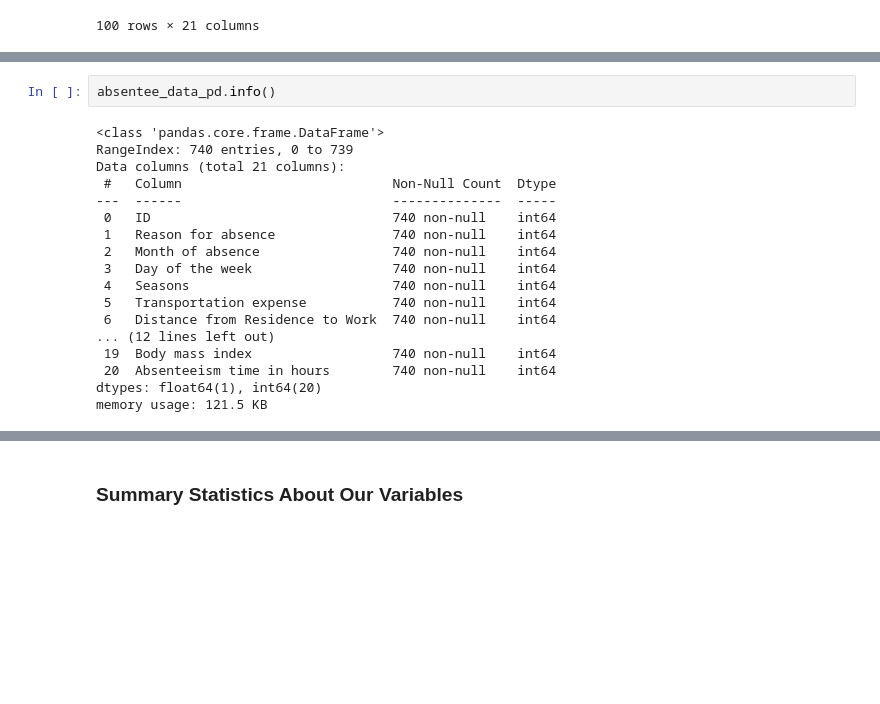
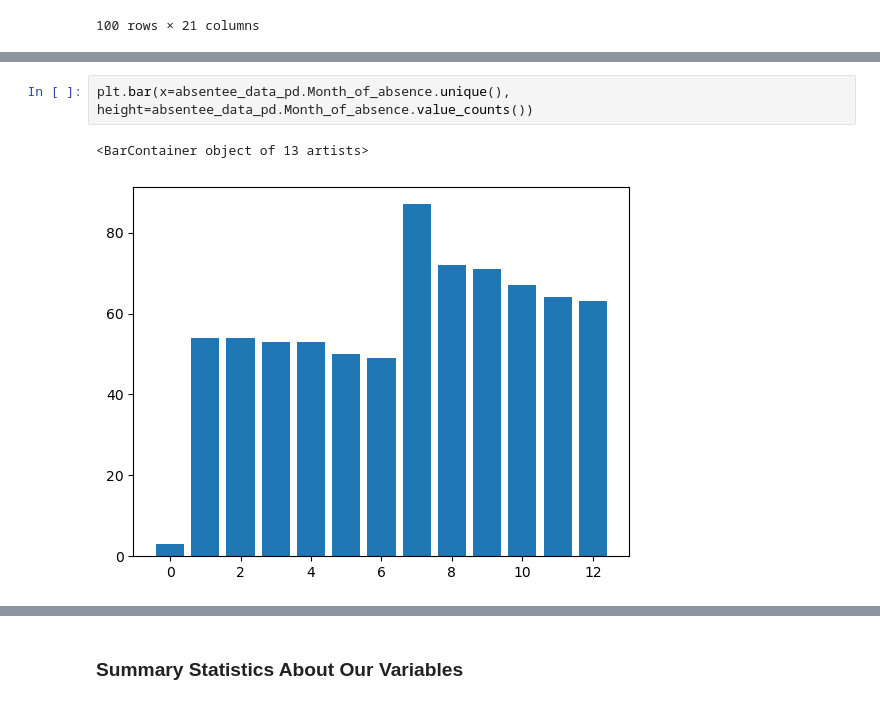
Before and after one commit to kebreeze/590project3, a Jupyter notebook: BreezeProject3.ipynb, the cells around one changed output, grey strips where cells are left out. Drawn from its saved outputs; the diff is of its cells as text; blank space fills up the shorter version.

```diff
--- a/BreezeProject3.ipynb
+++ b/BreezeProject3.ipynb
@@ -100,20 +110,5 @@ absentee_data_pd.head(100)
 # %%
-absentee_data_pd.info()
+plt.bar(x=absentee_data_pd.Month_of_absence.unique(), height=absentee_data_pd.Month_of_absence.value_counts())
 # %% [output]
-<class 'pandas.core.frame.DataFrame'>
-RangeIndex: 740 entries, 0 to 739
-Data columns (total 21 columns):
- #   Column                           Non-Null Count  Dtype
----  ------                           --------------  -----
- 0   ID                               740 non-null    int64
- 1   Reason for absence               740 non-null    int64
- 2   Month of absence                 740 non-null    int64
- 3   Day of the week                  740 non-null    int64
- 4   Seasons                          740 non-null    int64
- 5   Transportation expense           740 non-null    int64
- 6   Distance from Residence to Work  740 non-null    int64
-... (12 lines left out)
- 19  Body mass index                  740 non-null    int64
- 20  Absenteeism time in hours        740 non-null    int64
-dtypes: float64(1), int64(20)
-memory usage: 121.5 KB
+<BarContainer object of 13 artists>
+[figure, added]
```
Also changed, not shown: parts of 25 cells of this notebook.
